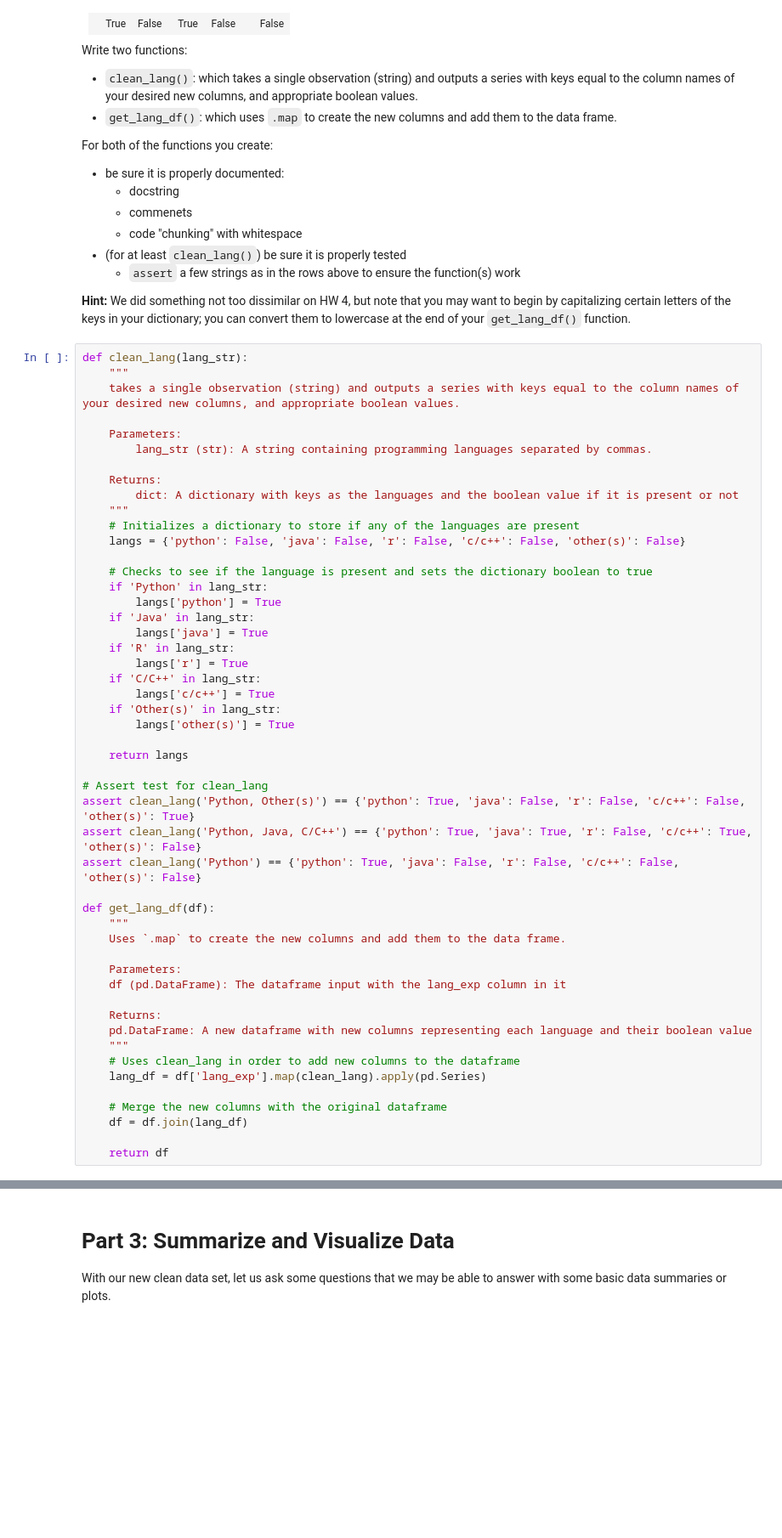
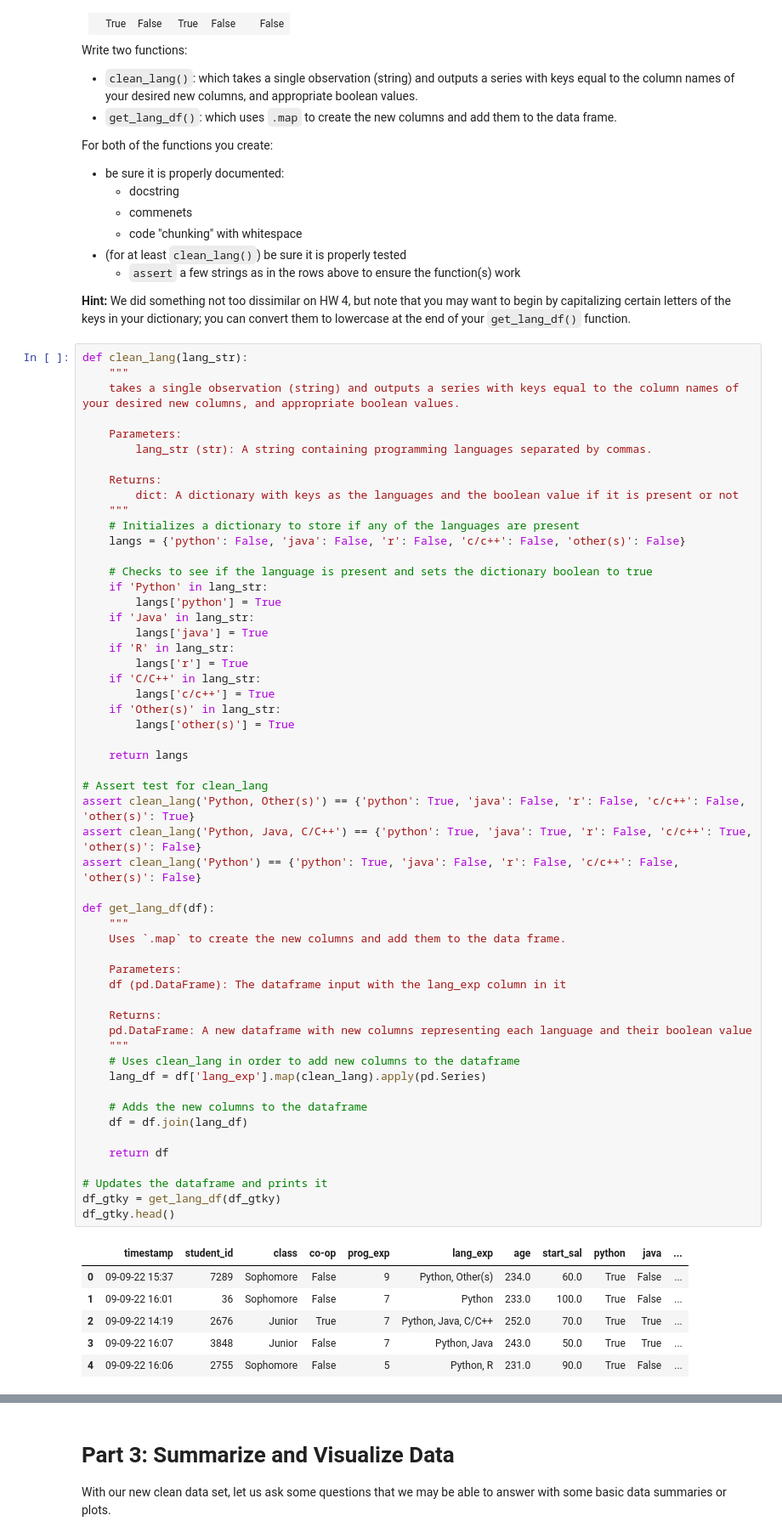
Before and after one commit to nickw0ng/DS3000, a Jupyter notebook: Homeworks/hw6.ipynb, the cells around one changed output, grey strips where cells are left out. Shown at 85% size. Saved outputs shown, nothing was run; the diff lists cells and outputs as text; blank space fills up the shorter version.

```diff
--- a/Homeworks/hw6.ipynb
+++ b/Homeworks/hw6.ipynb
@@ -294,34 +294,45 @@ def clean_lang(lang_str):
     if 'R' in lang_str:
         langs['r'] = True
     if 'C/C++' in lang_str:
         langs['c/c++'] = True
     if 'Other(s)' in lang_str:
         langs['other(s)'] = True
 
     return langs
 
 # Assert test for clean_lang
 assert clean_lang('Python, Other(s)') == {'python': True, 'java': False, 'r': False, 'c/c++': False, 'other(s)': True}
 assert clean_lang('Python, Java, C/C++') == {'python': True, 'java': True, 'r': False, 'c/c++': True, 'other(s)': False}
 assert clean_lang('Python') == {'python': True, 'java': False, 'r': False, 'c/c++': False, 'other(s)': False}
 
 def get_lang_df(df):
     """
     Uses `.map` to create the new columns and add them to the data frame.
 
     Parameters:
     df (pd.DataFrame): The dataframe input with the lang_exp column in it
 
     Returns:
     pd.DataFrame: A new dataframe with new columns representing each language and their boolean value
     """
     # Uses clean_lang in order to add new columns to the dataframe
     lang_df = df['lang_exp'].map(clean_lang).apply(pd.Series)
 
-    # Merge the new columns with the original dataframe
+    # Adds the new columns to the dataframe
     df = df.join(lang_df)
 
     return df
+
+# Updates the dataframe and prints it
+df_gtky = get_lang_df(df_gtky)
+df_gtky.head()
+# %% [output]
+|  | timestamp | student_id | class | co-op | prog_exp | lang_exp | age | start_sal | python | java | ... |
+| 0 | 09-09-22 15:37 | 7289 | Sophomore | False | 9 | Python, Other(s) | 234.0 | 60.0 | True | False | ... |
+| 1 | 09-09-22 16:01 | 36 | Sophomore | False | 7 | Python | 233.0 | 100.0 | True | False | ... |
+| 2 | 09-09-22 14:19 | 2676 | Junior | True | 7 | Python, Java, C/C++ | 252.0 | 70.0 | True | True | ... |
+| 3 | 09-09-22 16:07 | 3848 | Junior | False | 7 | Python, Java | 243.0 | 50.0 | True | True | ... |
+| 4 | 09-09-22 16:06 | 2755 | Sophomore | False | 5 | Python, R | 231.0 | 90.0 | True | False | ... |
 # %% [markdown]
 ### Part 2.5 (10 points)
 
```
Also changed, not shown: parts of 2 cells of this notebook.
